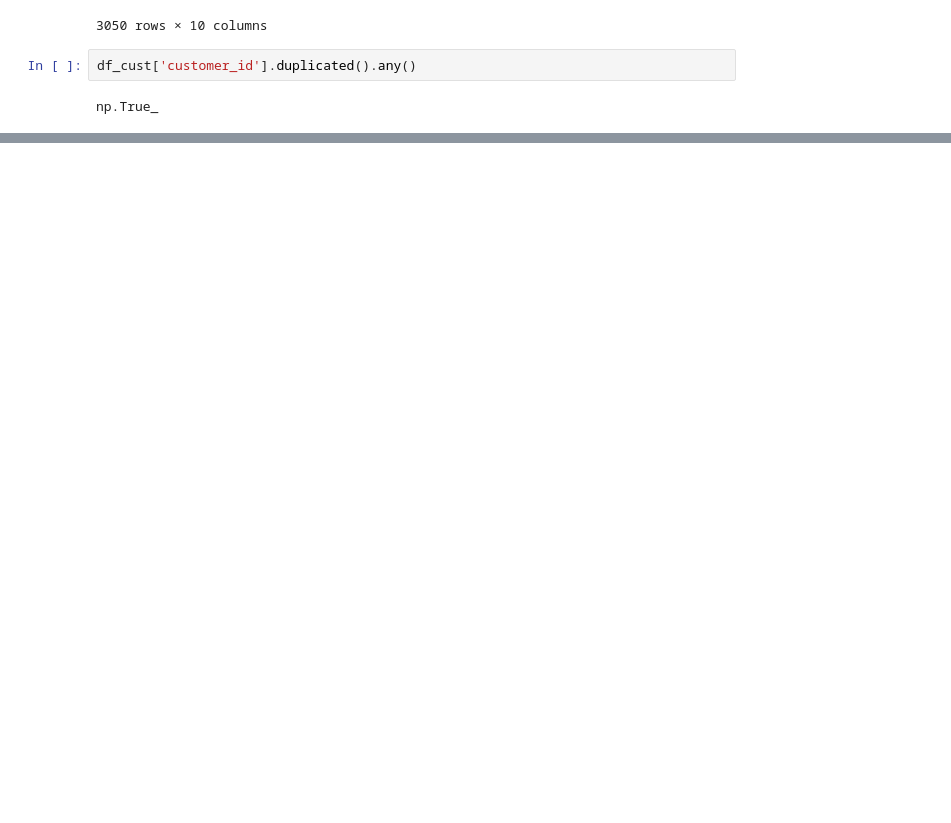
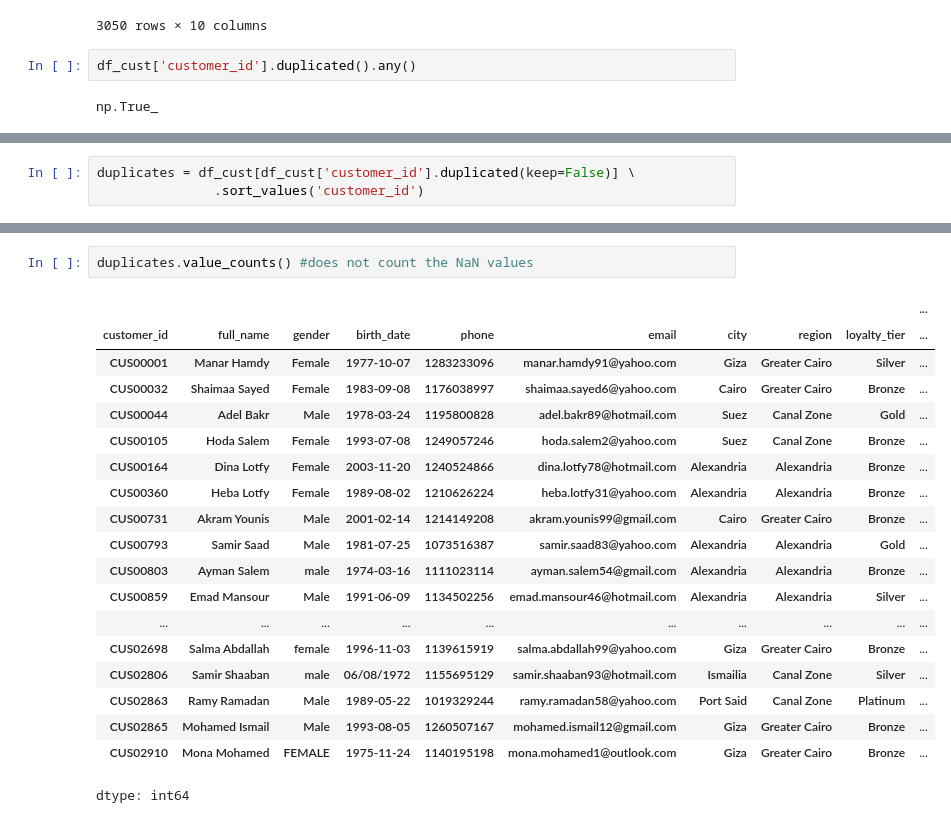
Before and after one commit to Addakularanjith123/Practice-sql, a Jupyter notebook: kaggle_data/Lotus Retail Dataset - Power BI (Multi tables)/Copy_of_dim_cust.ipynb, the cells around one changed output, grey strips where cells are left out. Cells and saved outputs as stored; diff of their text form; blank space fills up the shorter version.

Commit message:
customer file is completed

```diff
--- a/kaggle_data/Lotus Retail Dataset - Power BI (Multi tables)/Copy_of_dim_cust.ipynb
+++ b/kaggle_data/Lotus Retail Dataset - Power BI (Multi tables)/Copy_of_dim_cust.ipynb
@@ -446,0 +507,3 @@ AttributeError: 'DataFrame' object has no attribute 'values_count'
+# %%
+duplicates = df_cust[df_cust['customer_id'].duplicated(keep=False)] \
+               .sort_values('customer_id')
@@ -446,0 +526,22 @@ AttributeError: 'DataFrame' object has no attribute 'values_count'
+# %%
+duplicates.value_counts() #does not count the NaN values
+# %% [output]
+|  |  |  |  |  |  |  |  |  | ... |
+| customer_id | full_name | gender | birth_date | phone | email | city | region | loyalty_tier | ... |
+| CUS00001 | Manar Hamdy | Female | 1977-10-07 | 1283233096 | manar.hamdy91@yahoo.com | Giza | Greater Cairo | Silver | ... |
+| CUS00032 | Shaimaa Sayed | Female | 1983-09-08 | 1176038997 | shaimaa.sayed6@yahoo.com | Cairo | Greater Cairo | Bronze | ... |
+| CUS00044 | Adel Bakr | Male | 1978-03-24 | 1195800828 | adel.bakr89@hotmail.com | Suez | Canal Zone | Gold | ... |
+| CUS00105 | Hoda Salem | Female | 1993-07-08 | 1249057246 | hoda.salem2@yahoo.com | Suez | Canal Zone | Bronze | ... |
+| CUS00164 | Dina Lotfy | Female | 2003-11-20 | 1240524866 | dina.lotfy78@hotmail.com | Alexandria | Alexandria | Bronze | ... |
+| CUS00360 | Heba Lotfy | Female | 1989-08-02 | 1210626224 | heba.lotfy31@yahoo.com | Alexandria | Alexandria | Bronze | ... |
+| CUS00731 | Akram Younis | Male | 2001-02-14 | 1214149208 | akram.younis99@gmail.com | Cairo | Greater Cairo | Bronze | ... |
+| CUS00793 | Samir Saad | Male | 1981-07-25 | 1073516387 | samir.saad83@yahoo.com | Alexandria | Alexandria | Gold | ... |
+| CUS00803 | Ayman Salem | male | 1974-03-16 | 1111023114 | ayman.salem54@gmail.com | Alexandria | Alexandria | Bronze | ... |
+| CUS00859 | Emad Mansour | Male | 1991-06-09 | 1134502256 | emad.mansour46@hotmail.com | Alexandria | Alexandria | Silver | ... |
+| ... | ... | ... | ... | ... | ... | ... | ... | ... | ... |
+| CUS02698 | Salma Abdallah | female | 1996-11-03 | 1139615919 | salma.abdallah99@yahoo.com | Giza | Greater Cairo | Bronze | ... |
+| CUS02806 | Samir Shaaban | male | 06/08/1972 | 1155695129 | samir.shaaban93@hotmail.com | Ismailia | Canal Zone | Silver | ... |
+| CUS02863 | Ramy Ramadan | Male | 1989-05-22 | 1019329244 | ramy.ramadan58@yahoo.com | Port Said | Canal Zone | Platinum | ... |
+| CUS02865 | Mohamed Ismail | Male | 1993-08-05 | 1260507167 | mohamed.ismail12@gmail.com | Giza | Greater Cairo | Bronze | ... |
+| CUS02910 | Mona Mohamed | FEMALE | 1975-11-24 | 1140195198 | mona.mohamed1@outlook.com | Giza | Greater Cairo | Bronze | ... |
+dtype: int64
```
Also changed, not shown: parts of 22 cells of this notebook.
